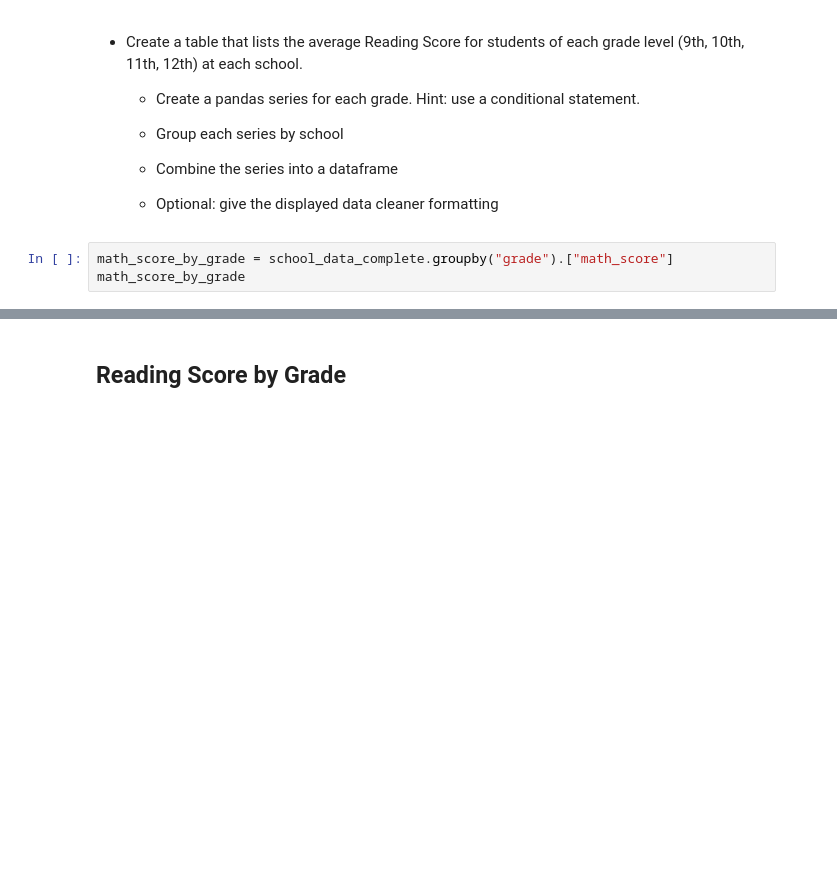
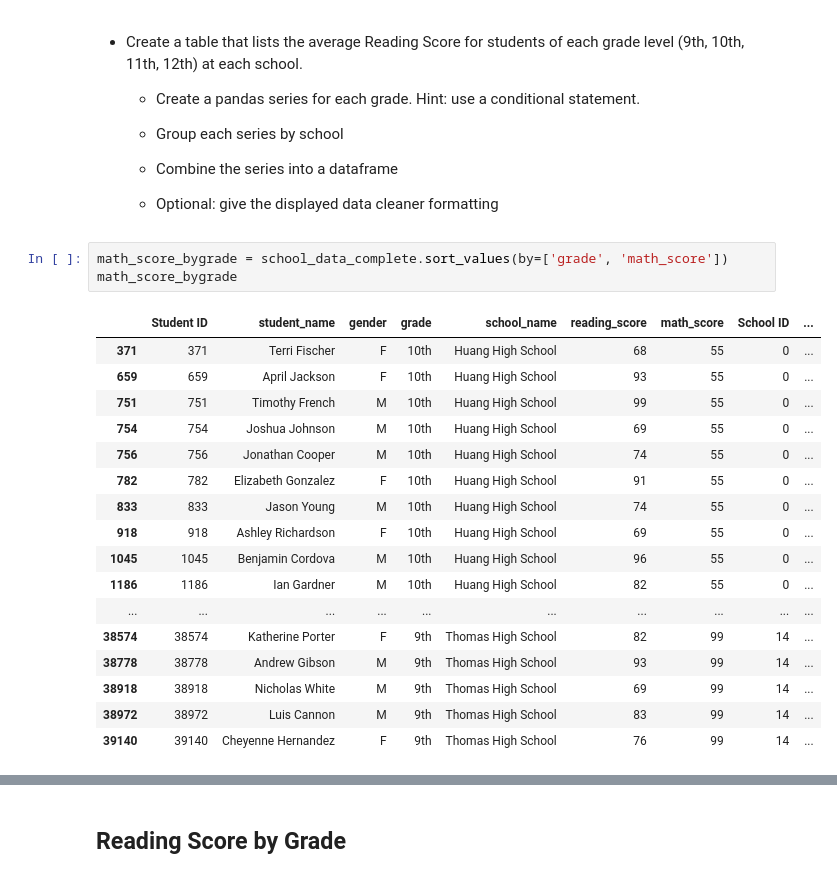
Before and after one commit to bamrot/panda_hm, a Jupyter notebook: PyCitySchools/PyCitySchools_starter.ipynb, the cells around one changed output, grey strips where cells are left out. Drawn from its saved outputs; the diff is of its cells as text; blank space fills up the shorter version.

```diff
--- a/PyCitySchools/PyCitySchools_starter.ipynb
+++ b/PyCitySchools/PyCitySchools_starter.ipynb
@@ -392,6 +392,23 @@ bottom_schools.head()
 
   * Optional: give the displayed data cleaner formatting
 # %%
-math_score_by_grade = school_data_complete.groupby("grade").["math_score"]
-math_score_by_grade
+math_score_bygrade = school_data_complete.sort_values(by=['grade', 'math_score'])
+math_score_bygrade
 # %% [output]
+|  | Student ID | student_name | gender | grade | school_name | reading_score | math_score | School ID | ... |
+| 371 | 371 | Terri Fischer | F | 10th | Huang High School | 68 | 55 | 0 | ... |
+| 659 | 659 | April Jackson | F | 10th | Huang High School | 93 | 55 | 0 | ... |
+| 751 | 751 | Timothy French | M | 10th | Huang High School | 99 | 55 | 0 | ... |
+| 754 | 754 | Joshua Johnson | M | 10th | Huang High School | 69 | 55 | 0 | ... |
+| 756 | 756 | Jonathan Cooper | M | 10th | Huang High School | 74 | 55 | 0 | ... |
+| 782 | 782 | Elizabeth Gonzalez | F | 10th | Huang High School | 91 | 55 | 0 | ... |
+| 833 | 833 | Jason Young | M | 10th | Huang High School | 74 | 55 | 0 | ... |
+| 918 | 918 | Ashley Richardson | F | 10th | Huang High School | 69 | 55 | 0 | ... |
+| 1045 | 1045 | Benjamin Cordova | M | 10th | Huang High School | 96 | 55 | 0 | ... |
+| 1186 | 1186 | Ian Gardner | M | 10th | Huang High School | 82 | 55 | 0 | ... |
+| ... | ... | ... | ... | ... | ... | ... | ... | ... | ... |
+| 38574 | 38574 | Katherine Porter | F | 9th | Thomas High School | 82 | 99 | 14 | ... |
+| 38778 | 38778 | Andrew Gibson | M | 9th | Thomas High School | 93 | 99 | 14 | ... |
+| 38918 | 38918 | Nicholas White | M | 9th | Thomas High School | 69 | 99 | 14 | ... |
+| 38972 | 38972 | Luis Cannon | M | 9th | Thomas High School | 83 | 99 | 14 | ... |
+| 39140 | 39140 | Cheyenne Hernandez | F | 9th | Thomas High School | 76 | 99 | 14 | ... |
```
Also changed, not shown: parts of 8 cells of this notebook.
